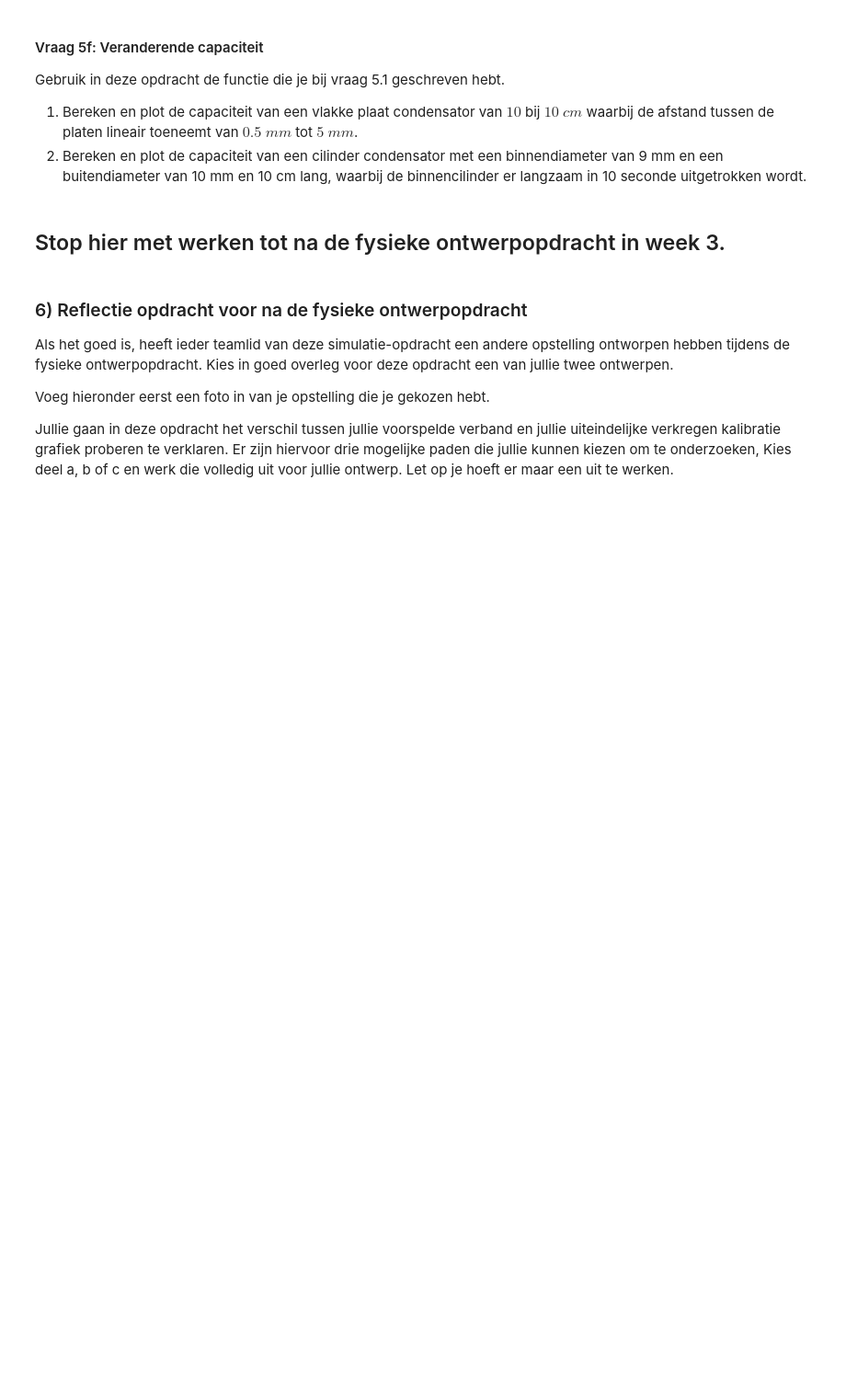
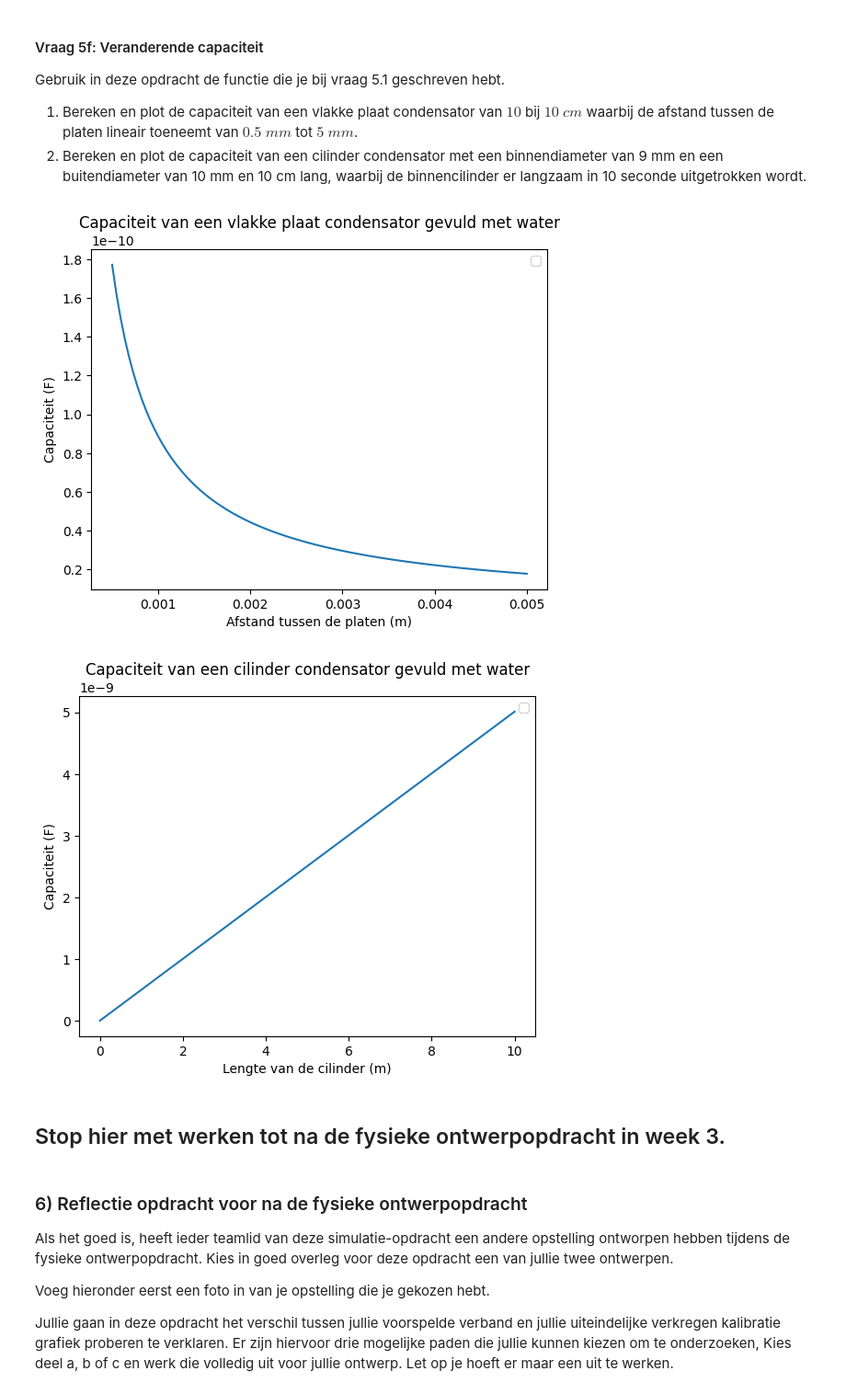
Before and after one commit to ErikvdBerkmortel/DEF-repository, a Jupyter notebook: DigitaleOntwerpopdrachten/1CondensatorOpdracht/CondensatorOntwerpopdracht.ipynb, the cells around one changed output. Shown at 92% size. Drawn from its saved outputs; the diff is of its cells as text; code cells hidden in the pictures; blank space fills up the shorter version.

```diff
--- a/DigitaleOntwerpopdrachten/1CondensatorOpdracht/CondensatorOntwerpopdracht.ipynb
+++ b/DigitaleOntwerpopdrachten/1CondensatorOpdracht/CondensatorOntwerpopdracht.ipynb
@@ -926,9 +952,33 @@ Gebruik in deze opdracht de functie die je bij vraag 5.1 geschreven hebt.
 1. Bereken en plot de capaciteit van een vlakke plaat condensator van $10$ bij $10$ $cm$ waarbij de afstand tussen de platen lineair toeneemt van $0.5$ $mm$ tot $5$ $mm$.
 2. Bereken en plot de capaciteit van een cilinder condensator met een binnendiameter van 9 mm en een buitendiameter van 10 mm en 10 cm lang, waarbij de binnencilinder er langzaam in 10 seconde uitgetrokken wordt.
 # %%
-###
-###Jouw code hier###
-###
+A = 0.1*0.1 #oppervlak van 1 van de platen (m^2)
+d_plot = np.linspace(0.0005,0.005,100)  #afstand tussen de platen (m)
+C_plot = vlakkeplaat(epsilon_lucht, A, d_plot)
+
+plt.figure()
+plt.plot(d_plot, C_plot)
+plt.xlabel("Afstand tussen de platen (m)")
+plt.ylabel("Capaciteit (F)")
+plt.title("Capaciteit van een vlakke plaat condensator gevuld met water")
+plt.legend()
+plt.show()
+
+r_cil_plot = 0.009
+d_cil_plot = 0.001
+L_cil_plot = np.linspace(10,0,100) #lengte van de cilinder eruitgetrokken in 100 stappen
+C_cil_plot = cilinder(epsilon_lucht, r_cil_plot, L_cil_plot, d_cil_plot)
+
+plt.figure()
+plt.plot(L_cil_plot, C_cil_plot)
+plt.xlabel("Lengte van de cilinder (m)")
+plt.ylabel("Capaciteit (F)")
+plt.title("Capaciteit van een cilinder condensator gevuld met water")
+plt.legend()
+plt.show()
+# %% [output]
+[figure, added]
+[figure, added]
 # %% [markdown]
 ## Stop hier met werken tot na de fysieke ontwerpopdracht in week 3.
 # %% [markdown]
```
Also changed, not shown: parts of 11 cells of this notebook.
